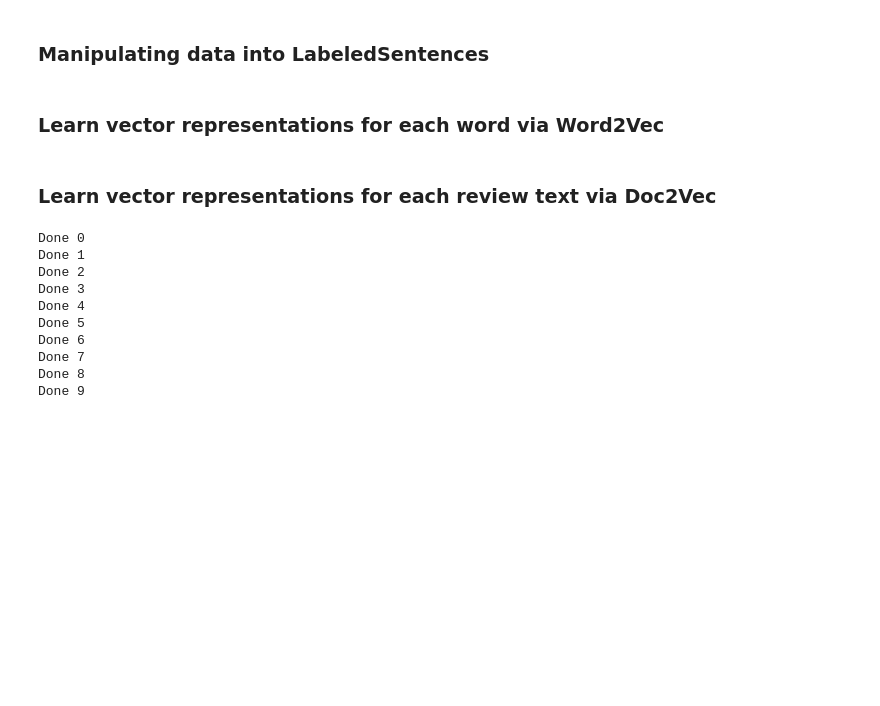
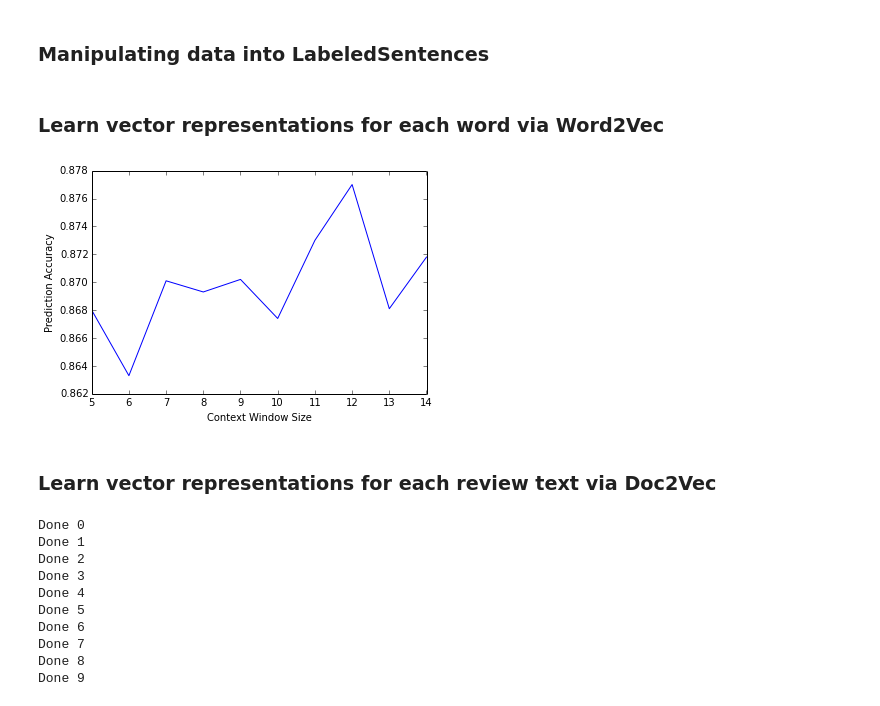
Before and after one commit to nnarayen/281A, a Jupyter notebook: nikhil_proj.ipynb, the cells around one changed output. Cells and saved outputs as stored; diff of their text form; code cells hidden in the pictures; blank space fills up the shorter version.

```diff
--- a/nikhil_proj.ipynb
+++ b/nikhil_proj.ipynb
@@ -136,6 +136,17 @@ model2 = Doc2Vec(dm = 0, min_count = 1, window = 10, size = 160, sample = 1e-4,
                 workers = cores, alpha = 0.025, min_alpha = 0.025)
 model1.build_vocab(sentences)
 model2.build_vocab(sentences)
+# %%
+import numpy as np
+
+%matplotlib inline
+import matplotlib.pyplot as plt
+plt.xlabel("Context Window Size")
+plt.ylabel("Prediction Accuracy")
+plt.plot(np.arange(5, 15), [0.868, 0.8633, 0.8701, 0.8693, 0.8702, 0.8674, 0.873, 0.877, 0.8681, 0.8718])
+plt.show()
+# %% [output]
+[figure, added]
 # %% [markdown]
 ### Learn vector representations for each review text via Doc2Vec
 # %%
```
